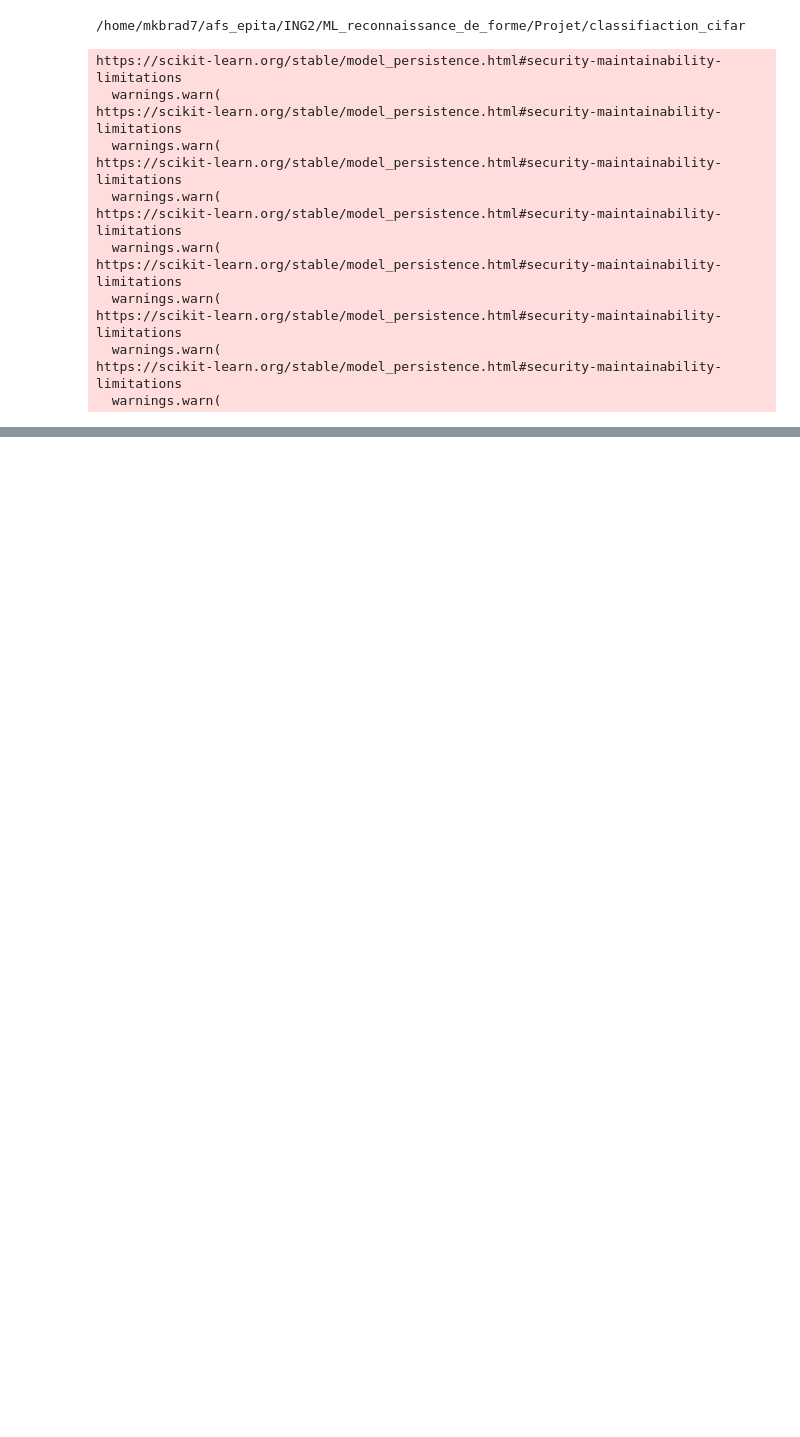
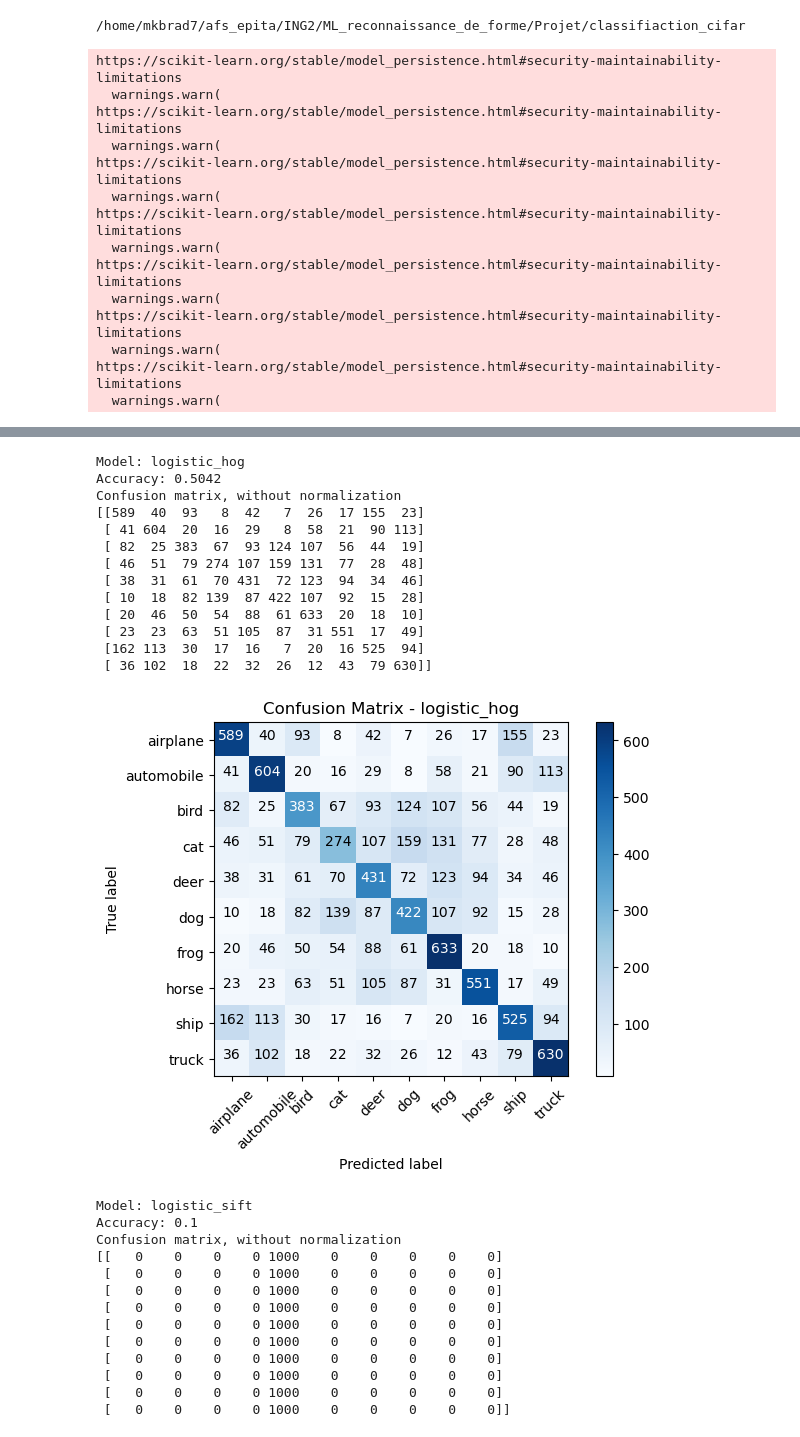
Before and after one commit to Mkbrad77/classification_cifar10, a Jupyter notebook: notebooks/best_model_show.ipynb, the cells around one changed output, grey strips where cells are left out. Cells and saved outputs as stored; diff of their text form; code cells hidden in the pictures; blank space fills up the shorter version.

```diff
--- a/notebooks/best_model_show.ipynb
+++ b/notebooks/best_model_show.ipynb
@@ -59,6 +93,32 @@ https://scikit-learn.org/stable/model_persistence.html#security-maintainability-
+# %%
+features = {
+    'flatten': extract_features(X_test, method='flatten'),
+    'hog': extract_features(X_test, method='hog'),
+    'sift': extract_features(X_test, method='sift')
+}
 # %%
-features = {
-    'flatten': extract_features(X_val, method='flatten'),
-    'hog': extract_features(X_val, method='hog'),
-    'sift': extract_features(X_val, method='sift')
-}
+# features = {
+#     'flatten': extract_features(X_val, method='flatten'),
+#     'hog': extract_features(X_val, method='hog'),
+#     'sift': extract_features(X_val, method='sift')
+# }
+# %%
+predictions = {}
+for model_name, model in models.items():
+    method = model_name.split('_')[-1]
+    print(f"Predicting with {model_name}...")
+    if method == 'sift':
+        try:
+            X_test_features = features[method]
+            y_pred = model.predict(X_test_features)
+        except:
+            X_test_features = np.hstack((features[method], np.zeros((features[method].shape[0], 78))))
+            y_pred = model.predict(X_test_features)
+        # X has 50 features, but StandardScaler is expecting 128 features as input.
+        # We need to add 78 zero columns to X to match the dimensionality.
+    else:
+        X_test_features = features[method]
+        y_pred = model.predict(X_test_features)
+    # y_pred = model.predict(X_val_features)
+    y_score = model.predict_proba(X_test_features) if hasattr(model, "predict_proba") else model.decision_function(X_test_features)
+    predictions[model_name] = (y_pred, y_score)
@@ -92,0 +153,36 @@ Predicting with svm_hog...
+# %%
+# Visualiser les matrices de confusion et les courbes ROC pour chaque modèle
+for model_name, (y_pred, y_score) in predictions.items():
+    print(f"Model: {model_name}")
+    print(f"Accuracy: {np.mean(y_pred == y_test)}")
+    cm = confusion_matrix(y_test, y_pred)
+    plot_confusion_matrix(cm, classes=LABEL_NAMES, title=f'Confusion Matrix - {model_name}')
+    #plot_roc_curve(y_test, y_score, n_classes=NUM_CLASSES)
+# %% [output]
+Model: logistic_hog
+Accuracy: 0.5042
+Confusion matrix, without normalization
+[[589  40  93   8  42   7  26  17 155  23]
+ [ 41 604  20  16  29   8  58  21  90 113]
+ [ 82  25 383  67  93 124 107  56  44  19]
+ [ 46  51  79 274 107 159 131  77  28  48]
+ [ 38  31  61  70 431  72 123  94  34  46]
+ [ 10  18  82 139  87 422 107  92  15  28]
+ [ 20  46  50  54  88  61 633  20  18  10]
+ [ 23  23  63  51 105  87  31 551  17  49]
+ [162 113  30  17  16   7  20  16 525  94]
+ [ 36 102  18  22  32  26  12  43  79 630]]
+[figure, added]
+Model: logistic_sift
+Accuracy: 0.1
+Confusion matrix, without normalization
+[[   0    0    0    0 1000    0    0    0    0    0]
+ [   0    0    0    0 1000    0    0    0    0    0]
+ [   0    0    0    0 1000    0    0    0    0    0]
+ [   0    0    0    0 1000    0    0    0    0    0]
+ [   0    0    0    0 1000    0    0    0    0    0]
+ [   0    0    0    0 1000    0    0    0    0    0]
+ [   0    0    0    0 1000    0    0    0    0    0]
+ [   0    0    0    0 1000    0    0    0    0    0]
+ [   0    0    0    0 1000    0    0    0    0    0]
+ [   0    0    0    0 1000    0    0    0    0    0]]
```
Also changed, not shown: parts of 9 cells of this notebook, 11 other files.
